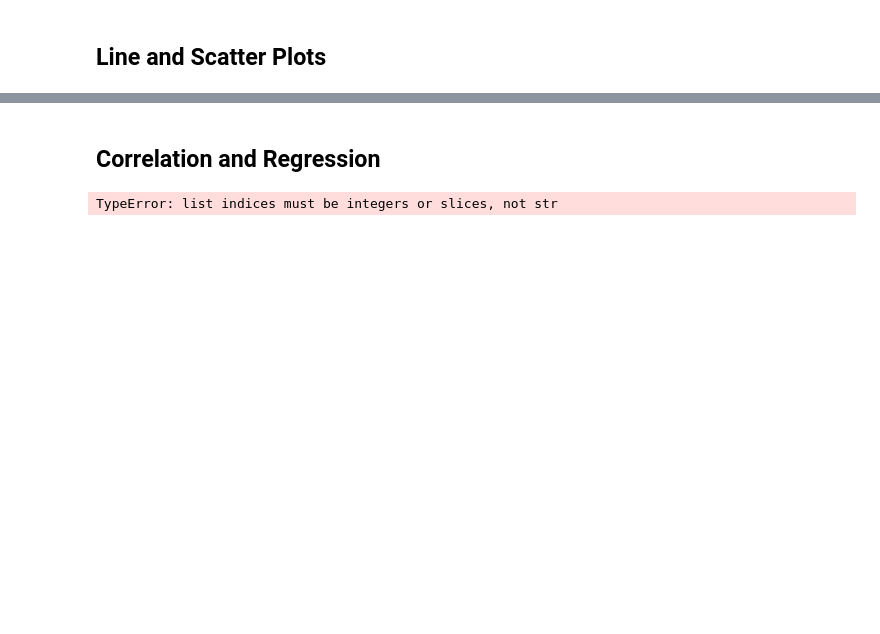
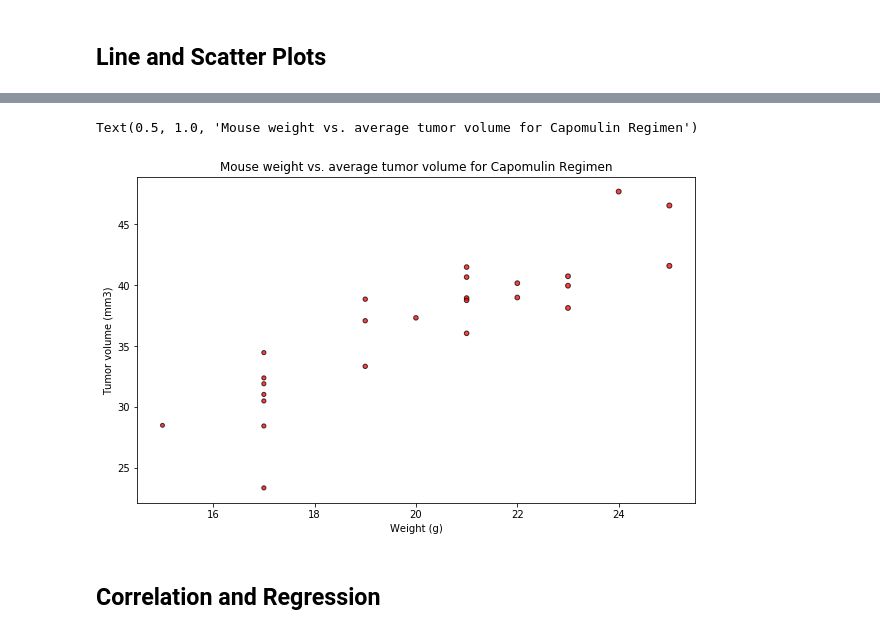
Before and after one commit to SergyRams/matplotlib-challenge, a Jupyter notebook: Pymaceuticals/pymaceuticals_starter.ipynb, the cells around one changed output, grey strips where cells are left out. Saved outputs shown, nothing was run; the diff lists cells and outputs as text; code cells hidden in the pictures; blank space fills up the shorter version.

```diff
--- a/Pymaceuticals/pymaceuticals_starter.ipynb
+++ b/Pymaceuticals/pymaceuticals_starter.ipynb
@@ -473,17 +551,33 @@ SyntaxError: invalid syntax (<ipython-input-91-6764f8971690>, line 28)
+# %%
+# Generate a scatter plot of mouse weight versus average tumor volume for the Capomulin regimen
+
+
+#rcParams['figure.figsize']=10,6
+#plt.legend(loc=2);
+#plt.grid(True)
+#plt.title("Capulin Treatement / Time vs Tumor Volume")
+
+#plt.ylabel("Time")
+#plt.plot(tumor_vol)
+#plt.plot(capomulin_filter)
+#last_timepoint
+#mkr_dict = {"Drug Regimen": 'x', "Timepoint": '+'}
+#plt.scatter(capomulin_filter, capomulin_filter.Timepoint, marker = capomulin_filter.type.map(mkr_dict))
+
+#capomulin_filter['val'] = capomulin_filter.apply(lambda x: type_dict[x['type']], axis=1)
+
+#x = capomulin_filter["Drug Regimen"]
+#y = capomulin_filter["Tumor Volume (mm3)"]
+
+#capomulin_filter['type'].map(type_dict)
+x_scat = capomulin_filter["Weight (g)"]
+y_scat = capomulin_filter["Tumor Volume (mm3)"]
+plt.scatter(x_scat,y_scat, marker ="o", facecolors = "red", edgecolors= "black", s=x_scat, alpha = 0.75)
+plt.xlabel("Weight (g)")
+plt.ylabel("Tumor volume (mm3)")
+plt.title("Mouse weight vs. average tumor volume for Capomulin Regimen")
+# %% [output]
+Text(0.5, 1.0, 'Mouse weight vs. average tumor volume for Capomulin Regimen')
+[figure, added]
 # %% [markdown]
 ## Correlation and Regression
-# %%
-# Calculate the correlation coefficient and linear regression model
-# for mouse weight and average tumor volume for the Capomulin regimen
-x_values = tumor_vol['Drug Regimen']
-y_values = tumor_vol['Timepoint']
-(slope, intercept, rvalue, pvalue, stderr) = linregress(x_values, y_values)
-regress_values = x_values * slope + intercept
-line_eq ="y = " + str(round(slope,2)) + "x +" + str(round(intercept,2))
-plt.scatter(x_values,y_values)
-plt.plot(x_values, regress_values,"r-")
-plt.xlabel('Capomulin')
-plt.ylabel('Timepoint')
-plt.show()
-# %% [output]
-TypeError: list indices must be integers or slices, not str
```
Also changed, not shown: parts of 17 cells of this notebook.
